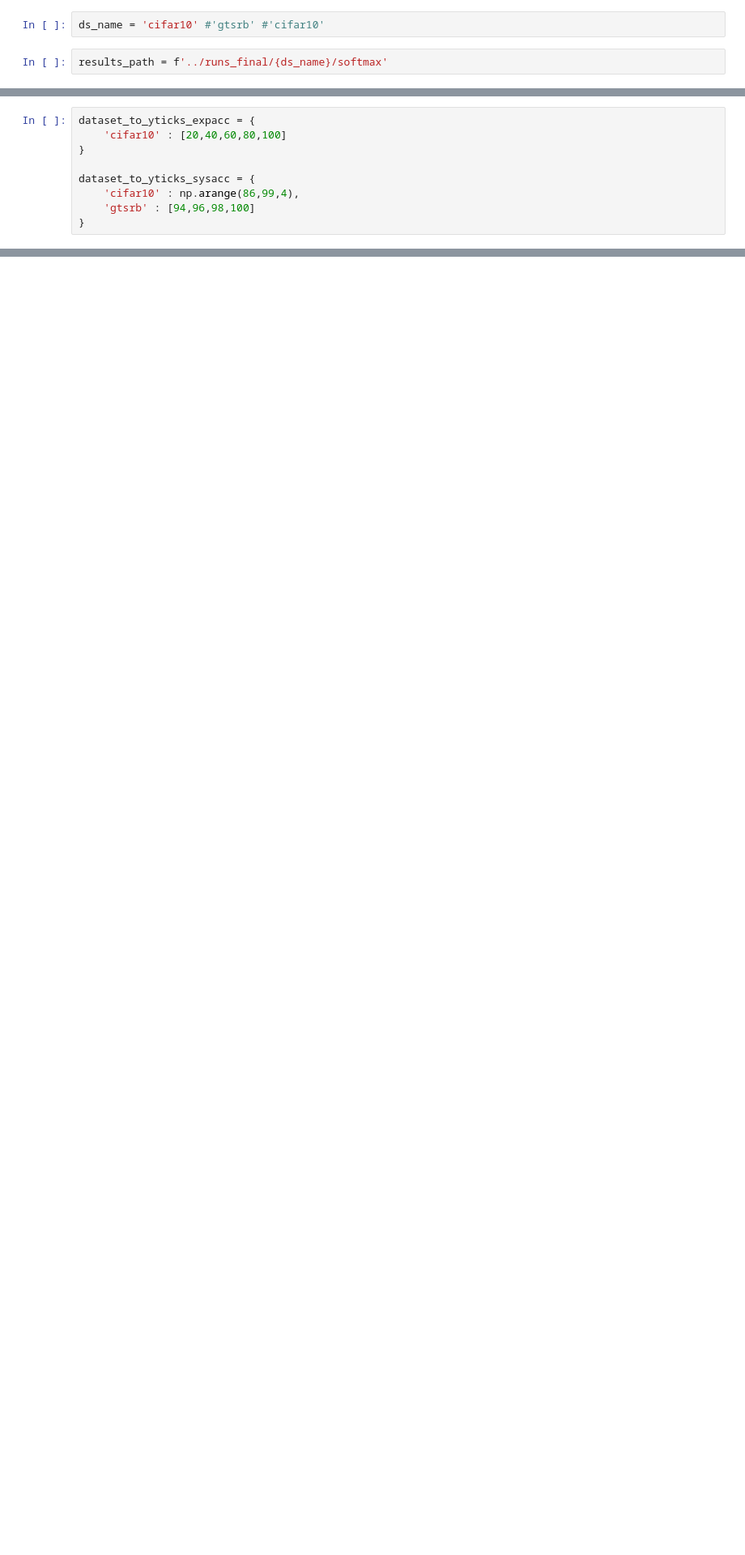
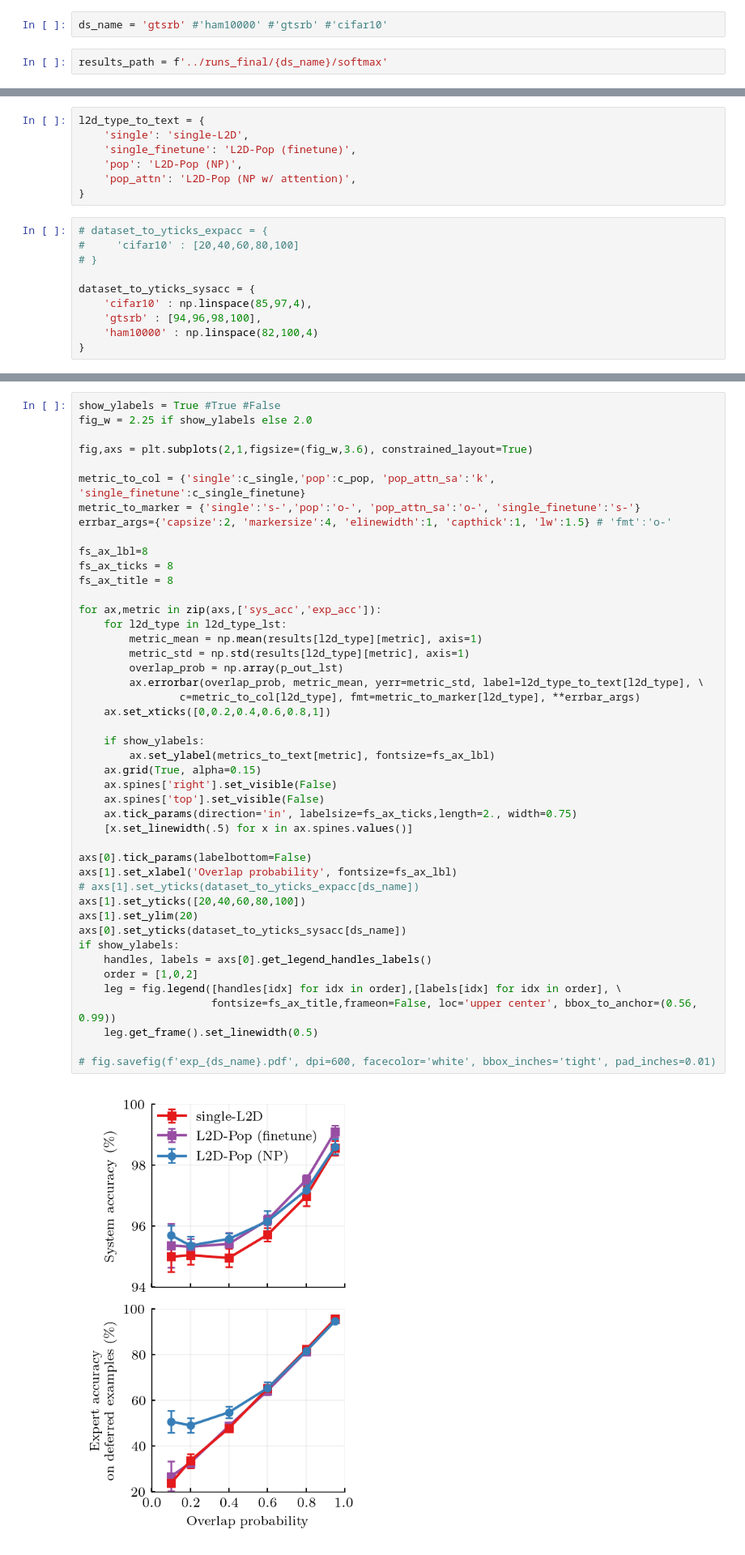
Before and after one commit to dvtailor/meta-l2d, a Jupyter notebook: notebooks_paperplots/plot_paper_ready.ipynb, the cells around one changed output, grey strips where cells are left out. Shown: that part at 81% size. Drawn from its saved outputs; the diff is of its cells as text; blank space fills up the shorter version.

```diff
--- a/notebooks_paperplots/plot_paper_ready.ipynb
+++ b/notebooks_paperplots/plot_paper_ready.ipynb
@@ -17,7 +17,7 @@ plt.rcParams["font.family"] = 'cmu serif'
 
 page_width = 6.75 # aistats width
 # %%
-ds_name = 'cifar10' #'gtsrb' #'cifar10'
+ds_name = 'gtsrb' #'ham10000' #'gtsrb' #'cifar10'
 # %%
 results_path = f'../runs_final/{ds_name}/softmax'
 # %%
@@ -76,9 +70,17 @@ l2d_type_to_text = {
+# %%
+l2d_type_to_text = {
+    'single': 'single-L2D',
+    'single_finetune': 'L2D-Pop (finetune)',
+    'pop': 'L2D-Pop (NP)',
+    'pop_attn': 'L2D-Pop (NP w/ attention)',
+}
 # %%
-dataset_to_yticks_expacc = {
-    'cifar10' : [20,40,60,80,100]
-}
+# dataset_to_yticks_expacc = {
+#     'cifar10' : [20,40,60,80,100]
+# }
 
 dataset_to_yticks_sysacc = {
-    'cifar10' : np.arange(86,99,4),
-    'gtsrb' : [94,96,98,100]
+    'cifar10' : np.linspace(85,97,4),
+    'gtsrb' : [94,96,98,100],
+    'ham10000' : np.linspace(82,100,4)
 }
@@ -134,0 +87,47 @@ if show_ylabels:
+# %%
+show_ylabels = True #True #False
+fig_w = 2.25 if show_ylabels else 2.0
+
+fig,axs = plt.subplots(2,1,figsize=(fig_w,3.6), constrained_layout=True)
+
+metric_to_col = {'single':c_single,'pop':c_pop, 'pop_attn_sa':'k', 'single_finetune':c_single_finetune}
+metric_to_marker = {'single':'s-','pop':'o-', 'pop_attn_sa':'o-', 'single_finetune':'s-'}
+errbar_args={'capsize':2, 'markersize':4, 'elinewidth':1, 'capthick':1, 'lw':1.5} # 'fmt':'o-'
+
+fs_ax_lbl=8
+fs_ax_ticks = 8
+fs_ax_title = 8
+
+for ax,metric in zip(axs,['sys_acc','exp_acc']):
+    for l2d_type in l2d_type_lst:
+        metric_mean = np.mean(results[l2d_type][metric], axis=1)
+        metric_std = np.std(results[l2d_type][metric], axis=1)
+        overlap_prob = np.array(p_out_lst)
+        ax.errorbar(overlap_prob, metric_mean, yerr=metric_std, label=l2d_type_to_text[l2d_type], \
+                c=metric_to_col[l2d_type], fmt=metric_to_marker[l2d_type], **errbar_args)
+    ax.set_xticks([0,0.2,0.4,0.6,0.8,1])
+
+    if show_ylabels:
+        ax.set_ylabel(metrics_to_text[metric], fontsize=fs_ax_lbl)
+    ax.grid(True, alpha=0.15)
+    ax.spines['right'].set_visible(False)
+    ax.spines['top'].set_visible(False)
+    ax.tick_params(direction='in', labelsize=fs_ax_ticks,length=2., width=0.75)
+    [x.set_linewidth(.5) for x in ax.spines.values()]
+
+axs[0].tick_params(labelbottom=False)
+axs[1].set_xlabel('Overlap probability', fontsize=fs_ax_lbl)
+# axs[1].set_yticks(dataset_to_yticks_expacc[ds_name])
+axs[1].set_yticks([20,40,60,80,100])
+axs[1].set_ylim(20)
+axs[0].set_yticks(dataset_to_yticks_sysacc[ds_name])
+if show_ylabels:
+    handles, labels = axs[0].get_legend_handles_labels()
+    order = [1,0,2]
+    leg = fig.legend([handles[idx] for idx in order],[labels[idx] for idx in order], \
+                     fontsize=fs_ax_title,frameon=False, loc='upper center', bbox_to_anchor=(0.56, 0.99))
+    leg.get_frame().set_linewidth(0.5)
+
+# fig.savefig(f'exp_{ds_name}.pdf', dpi=600, facecolor='white', bbox_inches='tight', pad_inches=0.01)
+# %% [output]
+[figure, added]
```
Also changed, not shown: parts of 3 cells of this notebook, 8 other files.
